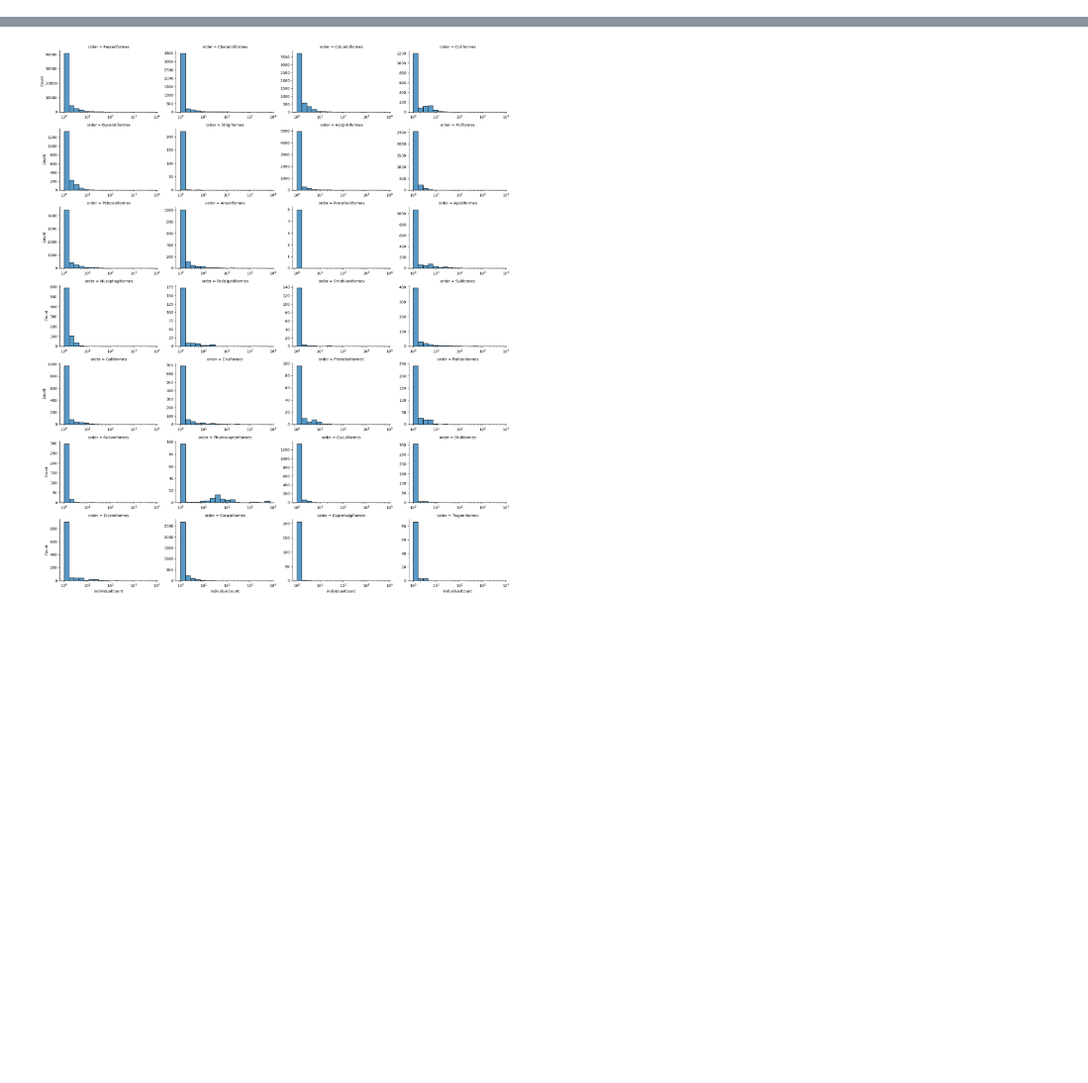
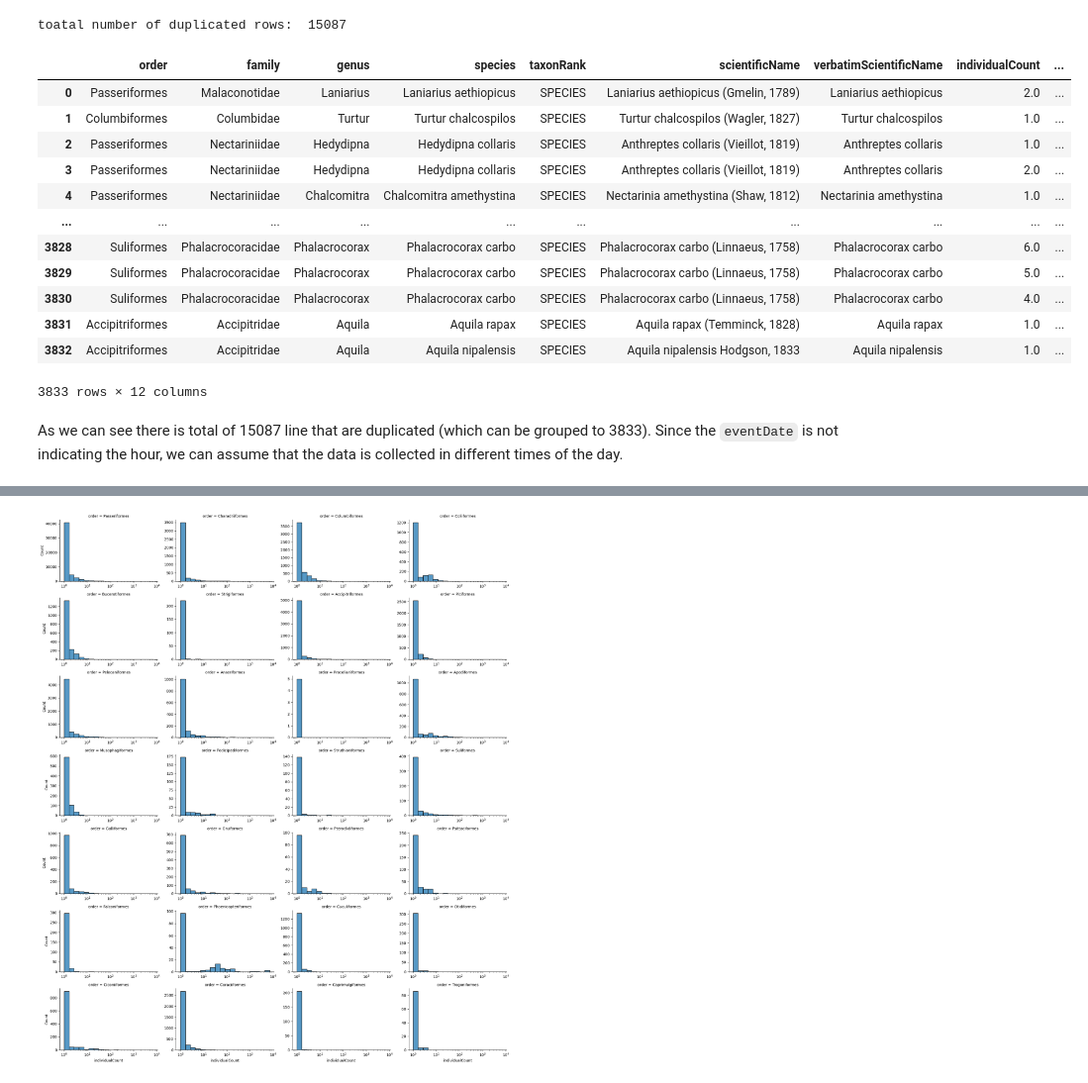
Before and after one commit to zahra-zibzee/Environmental-Data-Analysis, a Jupyter notebook: Project2/question1.ipynb, the cells around one changed output, grey strips where cells are left out. Shown at 99% size. Drawn from its saved outputs; the diff is of its cells as text; code cells hidden in the pictures; blank space fills up the shorter version.

```diff
--- a/Project2/question1.ipynb
+++ b/Project2/question1.ipynb
@@ -172,0 +220,27 @@ Name: count, dtype: int64
+# %%
+features = ['order', 'family', 'genus', 'species',
+       'taxonRank', 'scientificName', 'verbatimScientificName',
+       'individualCount', 'decimalLatitude', 'decimalLongitude', 'eventDate']
+# features.remove('individualCount')
+
+t = df_kenya_birds1.groupby(features).size().reset_index(name='count')
+t = t[t['count'] > 1].sort_values('count', ascending=False).reset_index(drop=True)
+print("toatal number of duplicated rows: ", t['count'].sum())
+t
+# %% [output]
+toatal number of duplicated rows:  15087
+|  | order | family | genus | species | taxonRank | scientificName | verbatimScientificName | individualCount | ... |
+| 0 | Passeriformes | Malaconotidae | Laniarius | Laniarius aethiopicus | SPECIES | Laniarius aethiopicus (Gmelin, 1789) | Laniarius aethiopicus | 2.0 | ... |
+| 1 | Columbiformes | Columbidae | Turtur | Turtur chalcospilos | SPECIES | Turtur chalcospilos (Wagler, 1827) | Turtur chalcospilos | 1.0 | ... |
+| 2 | Passeriformes | Nectariniidae | Hedydipna | Hedydipna collaris | SPECIES | Anthreptes collaris (Vieillot, 1819) | Anthreptes collaris | 1.0 | ... |
+| 3 | Passeriformes | Nectariniidae | Hedydipna | Hedydipna collaris | SPECIES | Anthreptes collaris (Vieillot, 1819) | Anthreptes collaris | 2.0 | ... |
+| 4 | Passeriformes | Nectariniidae | Chalcomitra | Chalcomitra amethystina | SPECIES | Nectarinia amethystina (Shaw, 1812) | Nectarinia amethystina | 1.0 | ... |
+| ... | ... | ... | ... | ... | ... | ... | ... | ... | ... |
+| 3828 | Suliformes | Phalacrocoracidae | Phalacrocorax | Phalacrocorax carbo | SPECIES | Phalacrocorax carbo (Linnaeus, 1758) | Phalacrocorax carbo | 6.0 | ... |
+| 3829 | Suliformes | Phalacrocoracidae | Phalacrocorax | Phalacrocorax carbo | SPECIES | Phalacrocorax carbo (Linnaeus, 1758) | Phalacrocorax carbo | 5.0 | ... |
+| 3830 | Suliformes | Phalacrocoracidae | Phalacrocorax | Phalacrocorax carbo | SPECIES | Phalacrocorax carbo (Linnaeus, 1758) | Phalacrocorax carbo | 4.0 | ... |
+| 3831 | Accipitriformes | Accipitridae | Aquila | Aquila rapax | SPECIES | Aquila rapax (Temminck, 1828) | Aquila rapax | 1.0 | ... |
+| 3832 | Accipitriformes | Accipitridae | Aquila | Aquila nipalensis | SPECIES | Aquila nipalensis Hodgson, 1833 | Aquila nipalensis | 1.0 | ... |
+3833 rows × 12 columns
+# %% [markdown]
+As we can see there is total of 15087 line that are duplicated (which can be grouped to 3833). Since the `eventDate` is not indicating the hour, we can assume that the data is collected in different times of the day.
```
Also changed, not shown: parts of 22 cells of this notebook.
